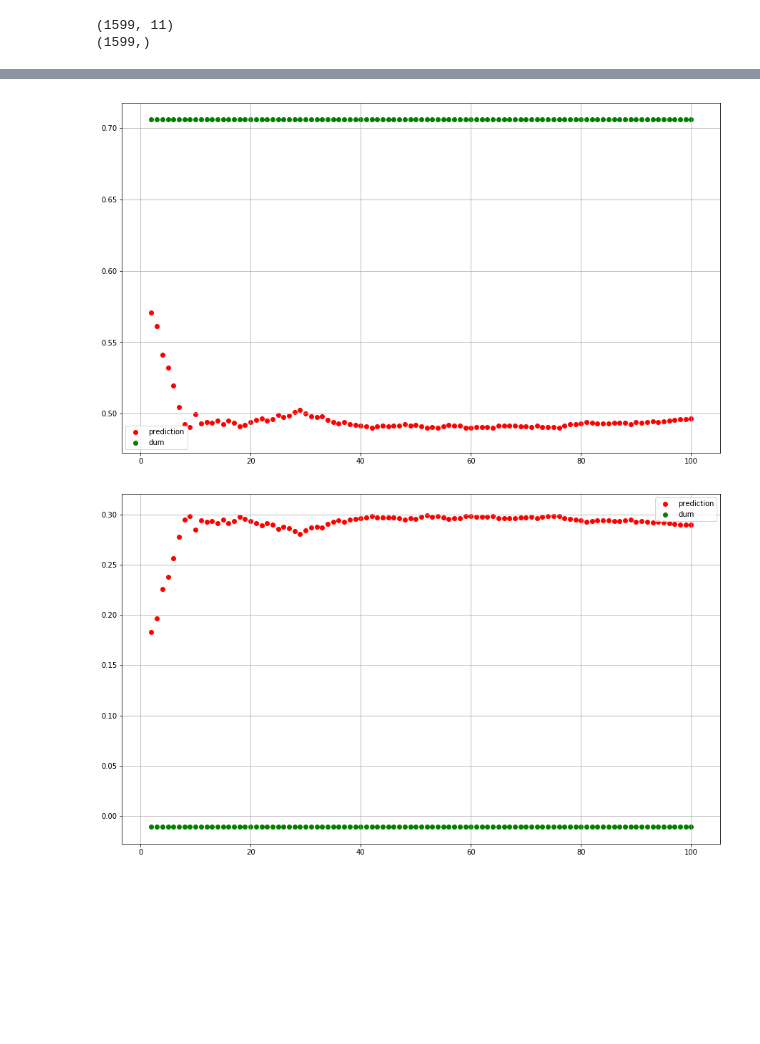
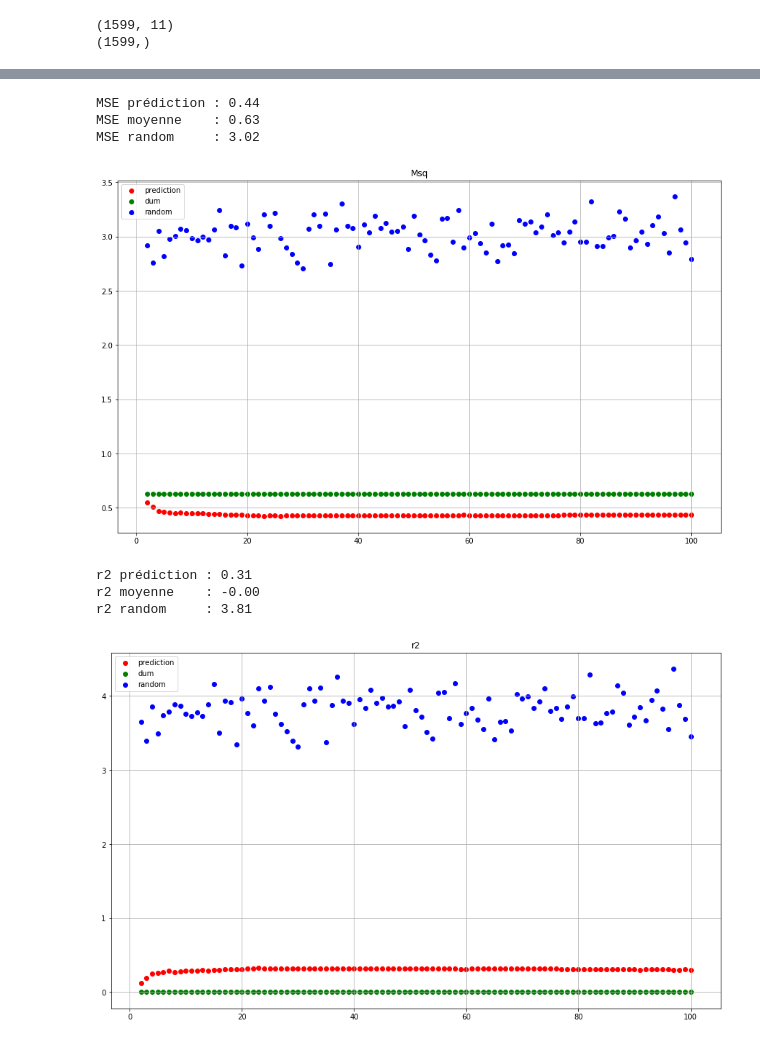
Before and after one commit to pfroide/python, a Jupyter notebook: Exercices/IV. Vins_2/optimiser_knn.ipynb, the cells around one changed output, grey strips where cells are left out. Cells and saved outputs as stored; diff of their text form; code cells hidden in the pictures; blank space fills up the shorter version.

```diff
--- a/Exercices/IV. Vins_2/optimiser_knn.ipynb
+++ b/Exercices/IV. Vins_2/optimiser_knn.ipynb
@@ -56,20 +38,38 @@ R2 prédiction           : 0.29
 plt.figure(1, figsize=(15, 9))
 plt.scatter(range(2,taille+1), msq_pred, color='red', label='prediction')
 plt.scatter(range(2,taille+1), msq_dum, color='green', label='dum')
-#plt.scatter(range(2,taille+1), msq_random, color='blue', label='random')
+plt.scatter(range(2,taille+1), msq_random, color='blue', label='random')
+
+plt.title("Msq")
 plt.legend()
 plt.grid('on')
+
+print("MSE prédiction : %.2f" % mean(msq_pred))
+print("MSE moyenne    : %.2f" % mean(msq_dum))
+print("MSE random     : %.2f" % mean(msq_random))
 # %% [output]
+MSE prédiction : 0.44
+MSE moyenne    : 0.63
+MSE random     : 3.02
-[figure, old version]
+[figure, new version]
 # %%
 plt.figure(1, figsize=(15, 9))
 plt.scatter(range(2,taille+1), r2_pred, color='red', label='prediction')
 plt.scatter(range(2,taille+1), r2_dum, color='green', label='dum')
-#plt.scatter(range(2,taille+1), r2_random, color='blue', label='random')
+plt.scatter(range(2,taille+1), r2_random, color='blue', label='random')
+
+plt.title("r2")
 plt.legend()
 plt.grid('on')
+
+print("r2 prédiction : %.2f" % mean(r2_pred))
+print("r2 moyenne    : %.2f" % mean(r2_dum))
+print("r2 random     : %.2f" % mean(r2_random))
 # %% [output]
+r2 prédiction : 0.31
+r2 moyenne    : -0.00
+r2 random     : 3.81
-[figure, old version]
+[figure, new version]
 # %%
 def prediction(p):
     msq_random = []
```
Also changed, not shown: parts of 6 cells of this notebook.
